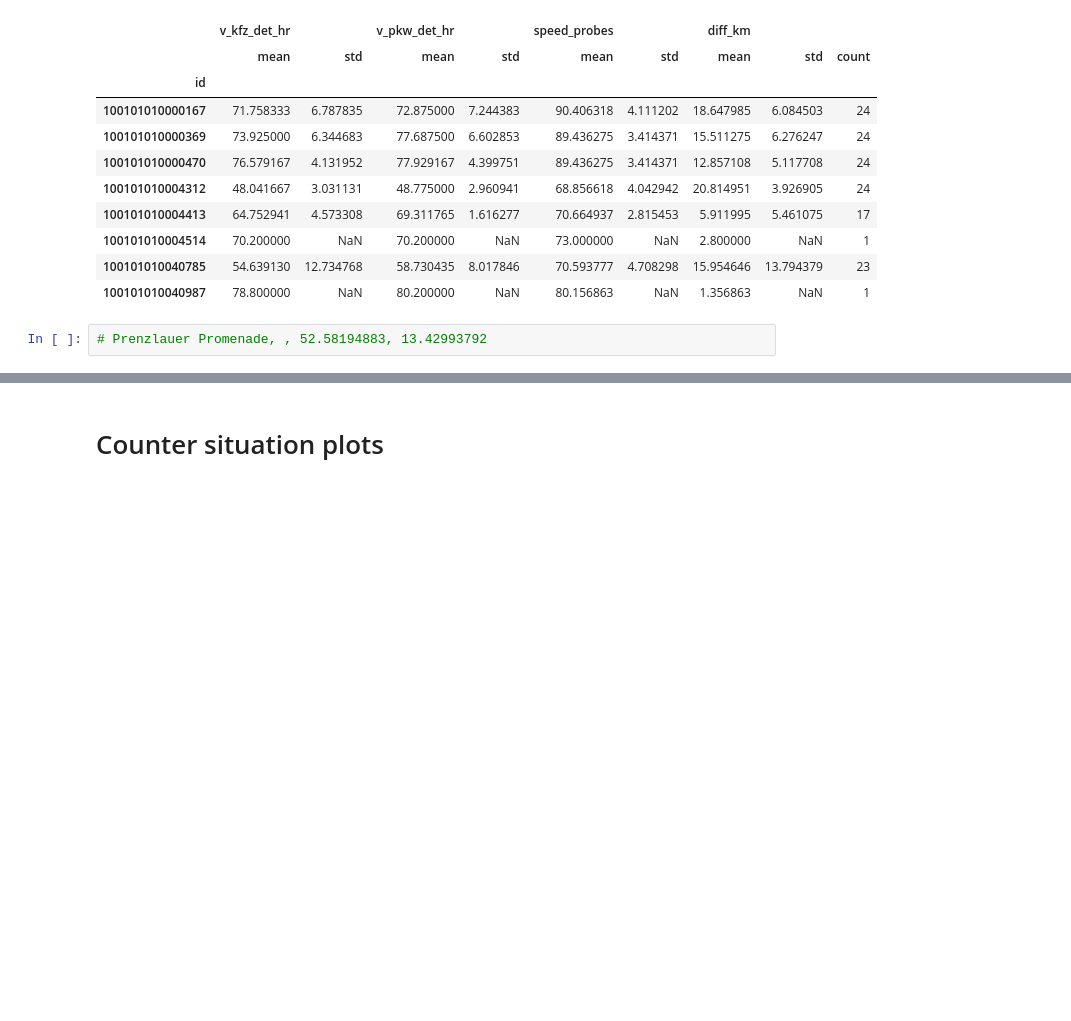
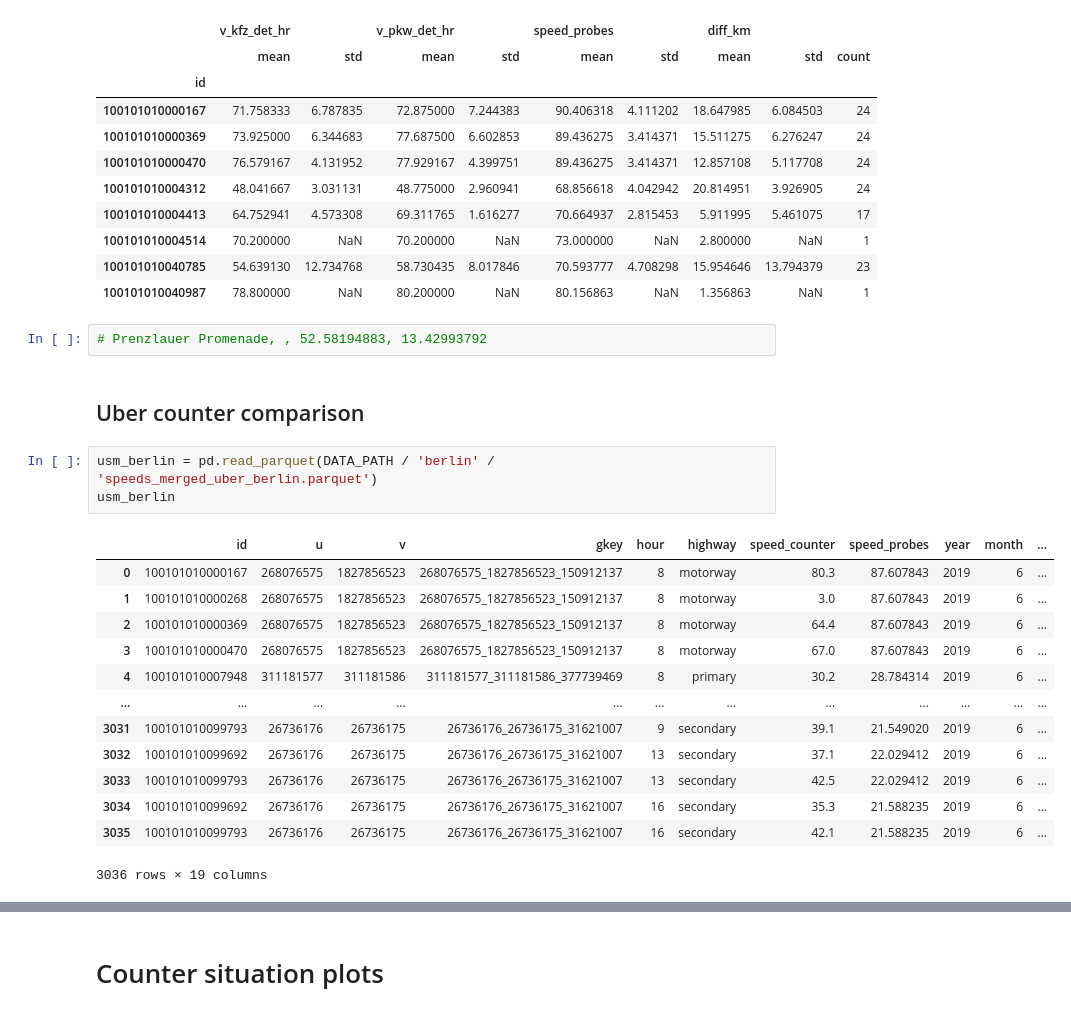
Before and after one commit to iarai/MeTS-10, a Jupyter notebook: analysis/val02_counters/exploration_plots.ipynb, the cells around one changed output, grey strips where cells are left out. Cells and saved outputs as stored; diff of their text form; blank space fills up the shorter version.

```diff
--- a/analysis/val02_counters/exploration_plots.ipynb
+++ b/analysis/val02_counters/exploration_plots.ipynb
@@ -372,3 +370,22 @@ diff_g0mwt_berlin[['id', 'v_kfz_det_hr', 'v_pkw_det_hr', 'speed_probes', 'diff_k
 | 100101010040987 | 78.800000 | NaN | 80.200000 | NaN | 80.156863 | NaN | 1.356863 | NaN | 1 |
 # %%
 # Prenzlauer Promenade, , 52.58194883, 13.42993792
+# %% [markdown]
+## Uber counter comparison
+# %%
+usm_berlin = pd.read_parquet(DATA_PATH / 'berlin' / 'speeds_merged_uber_berlin.parquet')
+usm_berlin
+# %% [output]
+|  | id | u | v | gkey | hour | highway | speed_counter | speed_probes | year | month | ... |
+| 0 | 100101010000167 | 268076575 | 1827856523 | 268076575_1827856523_150912137 | 8 | motorway | 80.3 | 87.607843 | 2019 | 6 | ... |
+| 1 | 100101010000268 | 268076575 | 1827856523 | 268076575_1827856523_150912137 | 8 | motorway | 3.0 | 87.607843 | 2019 | 6 | ... |
+| 2 | 100101010000369 | 268076575 | 1827856523 | 268076575_1827856523_150912137 | 8 | motorway | 64.4 | 87.607843 | 2019 | 6 | ... |
+| 3 | 100101010000470 | 268076575 | 1827856523 | 268076575_1827856523_150912137 | 8 | motorway | 67.0 | 87.607843 | 2019 | 6 | ... |
+| 4 | 100101010007948 | 311181577 | 311181586 | 311181577_311181586_377739469 | 8 | primary | 30.2 | 28.784314 | 2019 | 6 | ... |
+| ... | ... | ... | ... | ... | ... | ... | ... | ... | ... | ... | ... |
+| 3031 | 100101010099793 | 26736176 | 26736175 | 26736176_26736175_31621007 | 9 | secondary | 39.1 | 21.549020 | 2019 | 6 | ... |
+| 3032 | 100101010099692 | 26736176 | 26736175 | 26736176_26736175_31621007 | 13 | secondary | 37.1 | 22.029412 | 2019 | 6 | ... |
+| 3033 | 100101010099793 | 26736176 | 26736175 | 26736176_26736175_31621007 | 13 | secondary | 42.5 | 22.029412 | 2019 | 6 | ... |
+| 3034 | 100101010099692 | 26736176 | 26736175 | 26736176_26736175_31621007 | 16 | secondary | 35.3 | 21.588235 | 2019 | 6 | ... |
+| 3035 | 100101010099793 | 26736176 | 26736175 | 26736176_26736175_31621007 | 16 | secondary | 42.1 | 21.588235 | 2019 | 6 | ... |
+3036 rows × 19 columns
```
Also changed, not shown: parts of 5 cells of this notebook, 6 other files.
